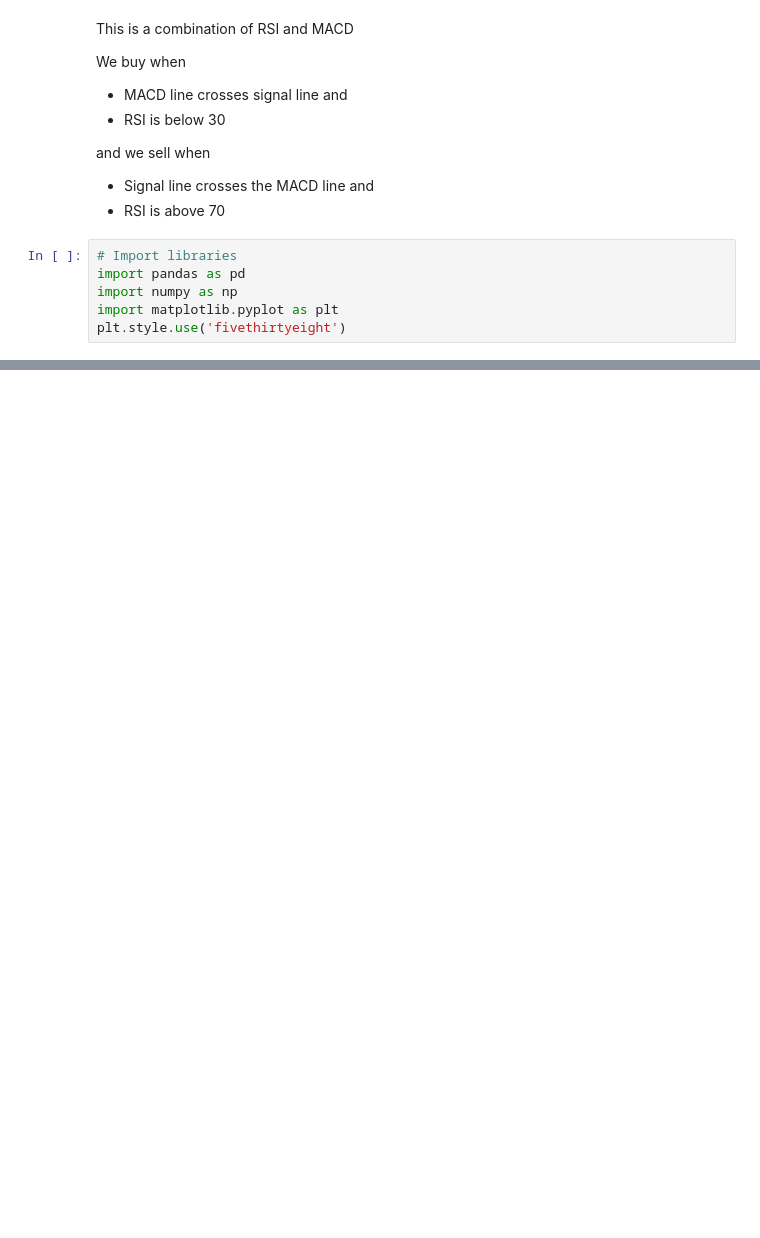
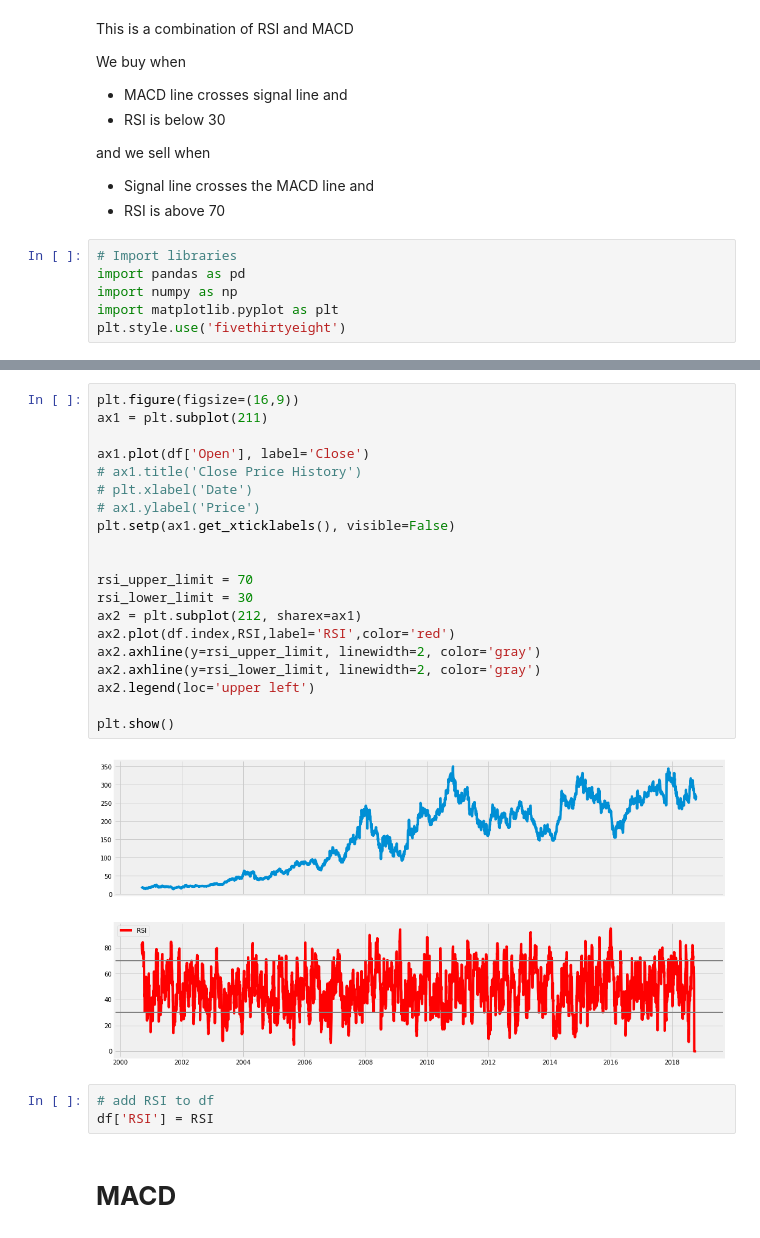
Before and after one commit to sanath8107/strategies, a Jupyter notebook: RSI+MACD.ipynb, the cells around one changed output, grey strips where cells are left out. Saved outputs shown, nothing was run; the diff lists cells and outputs as text; blank space fills up the shorter version.

```diff
--- a/RSI+MACD.ipynb
+++ b/RSI+MACD.ipynb
@@ -46,0 +128,27 @@ df
+# %%
+plt.figure(figsize=(16,9))
+ax1 = plt.subplot(211)
+
+ax1.plot(df['Open'], label='Close')
+# ax1.title('Close Price History')
+# plt.xlabel('Date')
+# ax1.ylabel('Price')
+plt.setp(ax1.get_xticklabels(), visible=False)
+
+
+rsi_upper_limit = 70
+rsi_lower_limit = 30
+ax2 = plt.subplot(212, sharex=ax1)
+ax2.plot(df.index,RSI,label='RSI',color='red')
+ax2.axhline(y=rsi_upper_limit, linewidth=2, color='gray')
+ax2.axhline(y=rsi_lower_limit, linewidth=2, color='gray')
+ax2.legend(loc='upper left')
+
+plt.show()
+# %% [output]
+[figure, added]
+# %%
+# add RSI to df
+df['RSI'] = RSI
+# %% [markdown]
+# **MACD**
```
Also changed, not shown: parts of 13 cells of this notebook.
